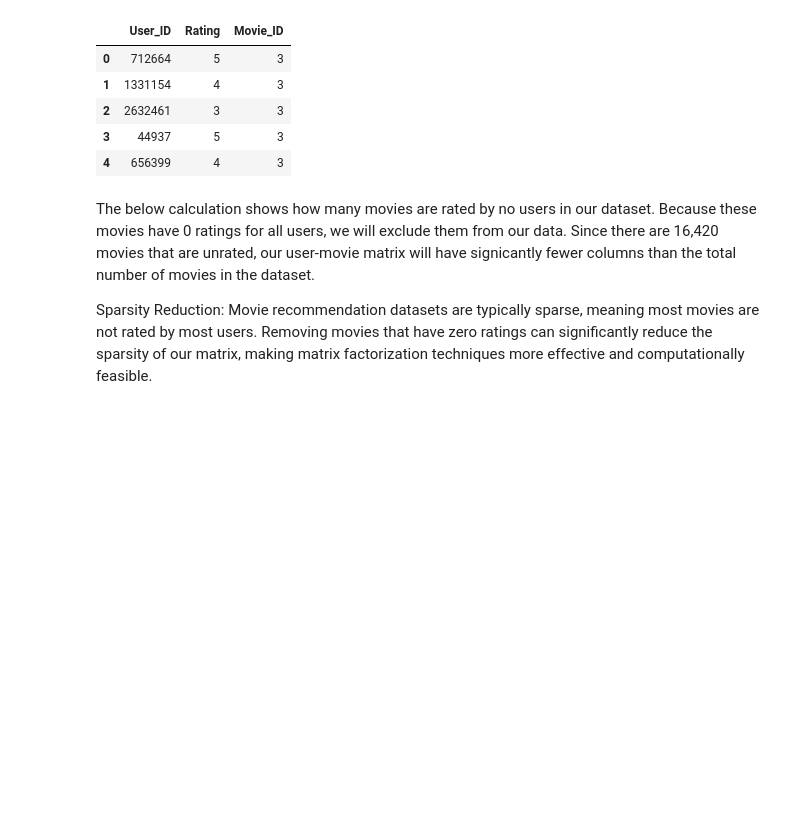
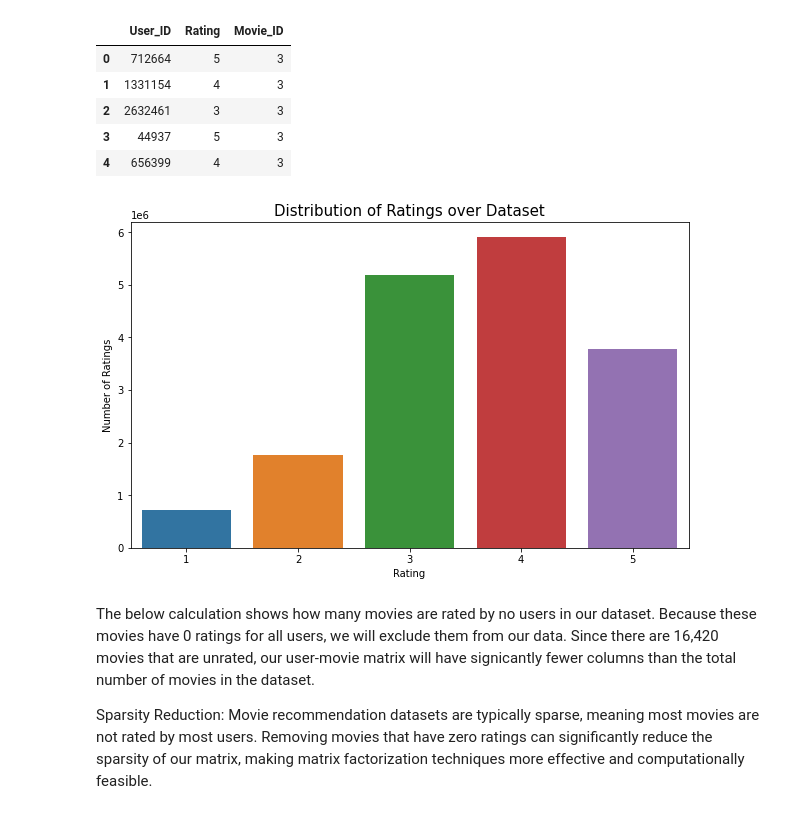
Before and after one commit to jeffjung34/Netflix-Rec-Project, a Jupyter notebook: generateMatrix.ipynb, the cells around one changed output. Drawn from its saved outputs; the diff is of its cells as text; code cells hidden in the pictures; blank space fills up the shorter version.

```diff
--- a/generateMatrix.ipynb
+++ b/generateMatrix.ipynb
@@ -30,6 +34,18 @@ user_df.head()
 | 2 | 2632461 | 3 | 3 |
 | 3 | 44937 | 5 | 3 |
 | 4 | 656399 | 4 | 3 |
+# %%
+movie_df.dropna(inplace=True)  # Drop rows with NaN values
+user_df = user_df[user_df['Rating'] != 0]  # Remove rows where rating is 0
+
+# Basic Statistics
+plt.figure(figsize=(10, 6))
+plt.title('Distribution of Ratings over Dataset', fontsize=15)
+sns.countplot(user_df.Rating)
+plt.ylabel('Number of Ratings')
+plt.show()
+# %% [output]
+[figure, added]
 # %% [markdown]
 The below calculation shows how many movies are rated by no users in our dataset. Because these movies have 0 ratings for all users, we will exclude them from our data. Since there are 16,420 movies that are unrated, our user-movie matrix will have signicantly fewer columns than the total number of movies in the dataset.
 
```
Also changed, not shown: parts of 20 cells of this notebook.
